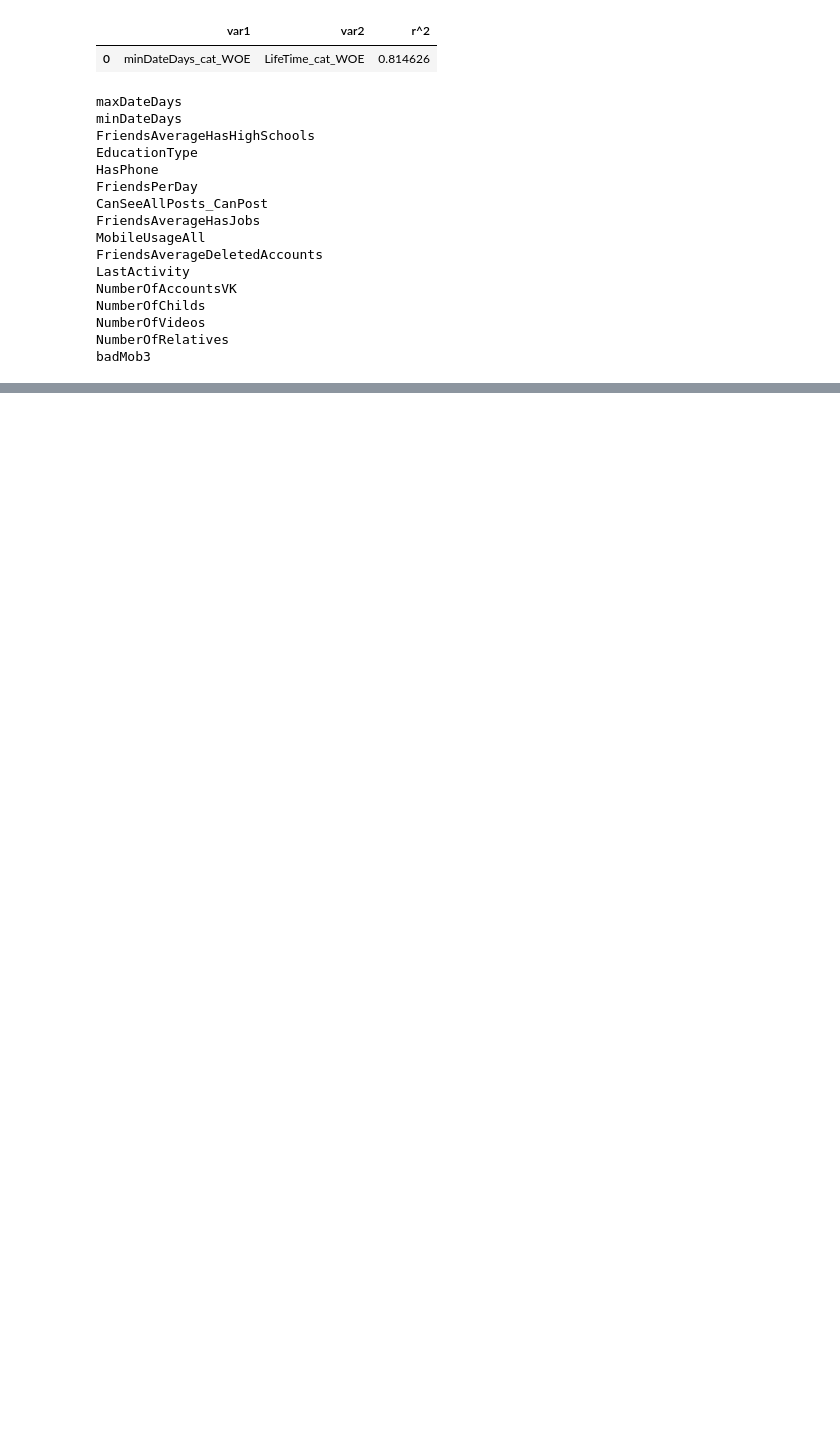
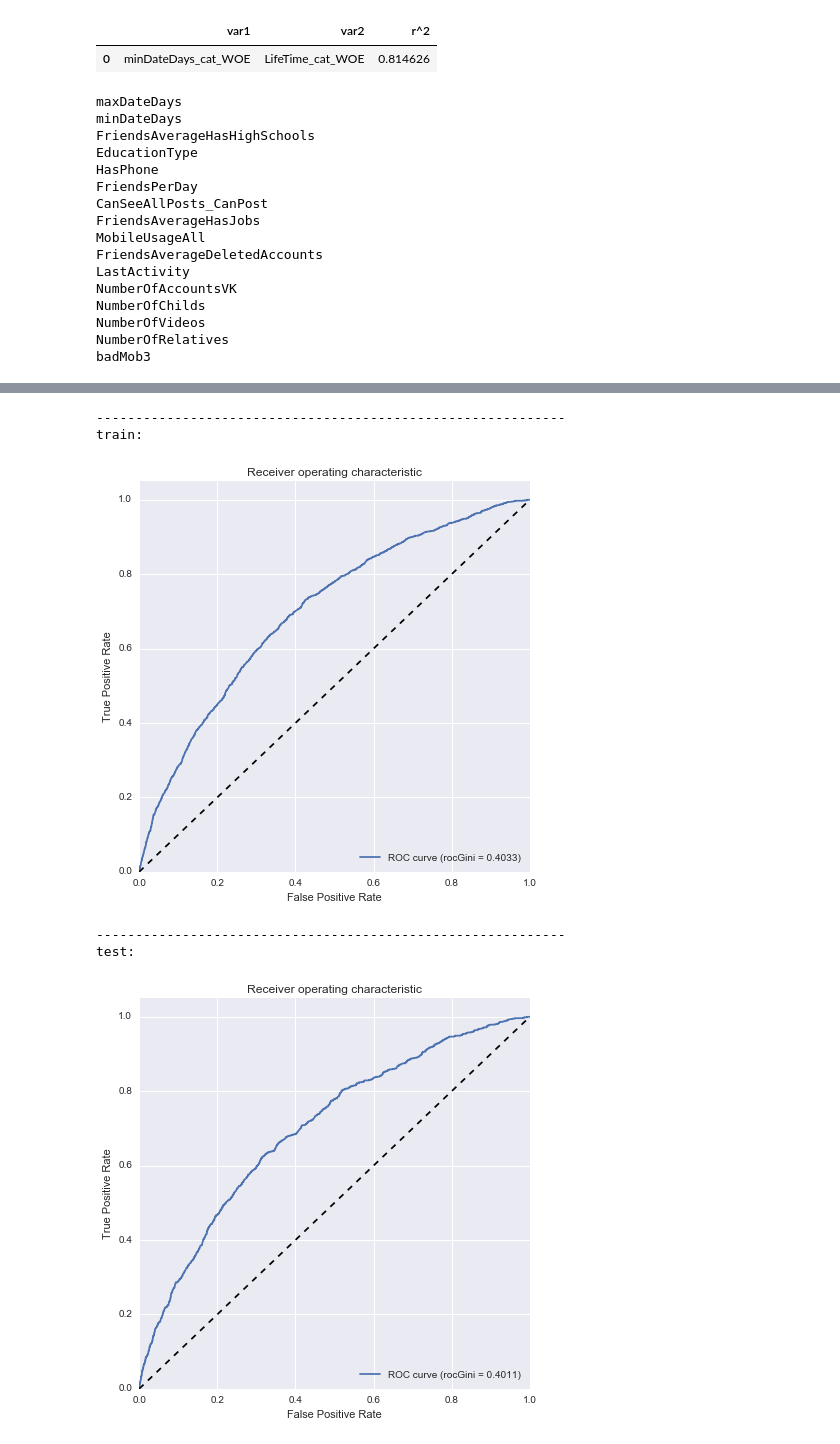
Before and after one commit to messiah1349/DoubleD, a Jupyter notebook: ddModelAllClients.ipynb, the cells around one changed output, grey strips where cells are left out. Cells and saved outputs as stored; diff of their text form; code cells hidden in the pictures; blank space fills up the shorter version.

```diff
--- a/ddModelAllClients.ipynb
+++ b/ddModelAllClients.ipynb
@@ -218,0 +328,25 @@ woeProd.replace(100000000.00000,'inf').fillna('nan').to_csv('DDmodelDescription.
+# %%
+preLr = allPostWoeWithDD.copy()
+
+y = preLR[badFlag].values
+X = preLR.drop(badFlag,axis=1).values
+
+X_train, X_test, y_train, y_test = train_test_split(X, y, test_size=0.33,random_state = 4)
+lr = LogisticRegression(C=0.1)
+lr.fit(X_train,y_train)
+pr_test = lr.predict_proba(X_test)[:,1]
+pr_train = lr.predict_proba(X_train)[:,1]
+
+print('-'*60)
+print("train:")
+sf.rocCurve(y_train,pr_train)
+print('-'*60)
+print("test:")
+sf.rocCurve(y_test,pr_test)
+# %% [output]
+------------------------------------------------------------
+train:
+[figure, added]
+------------------------------------------------------------
+test:
+[figure, added]
```
Also changed, not shown: parts of 26 cells of this notebook.
